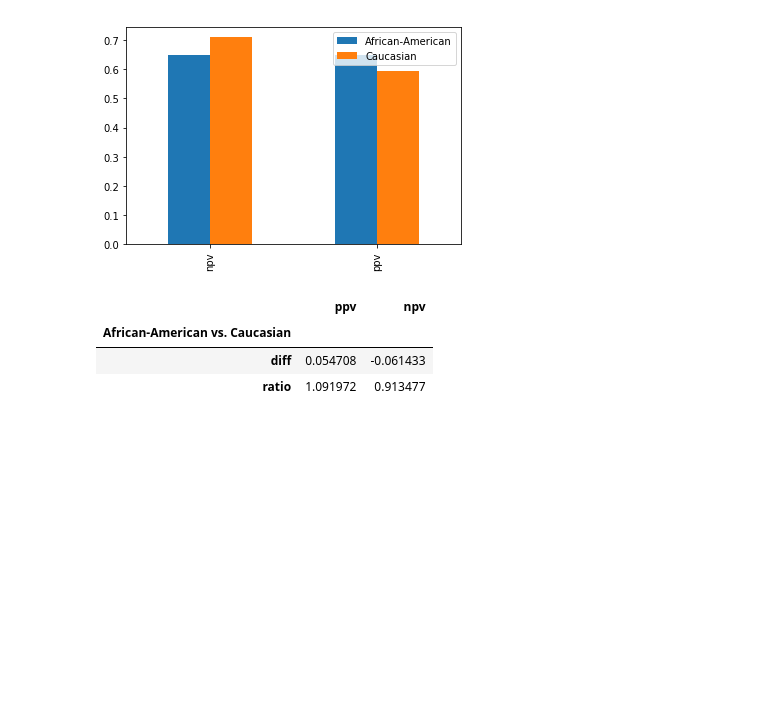
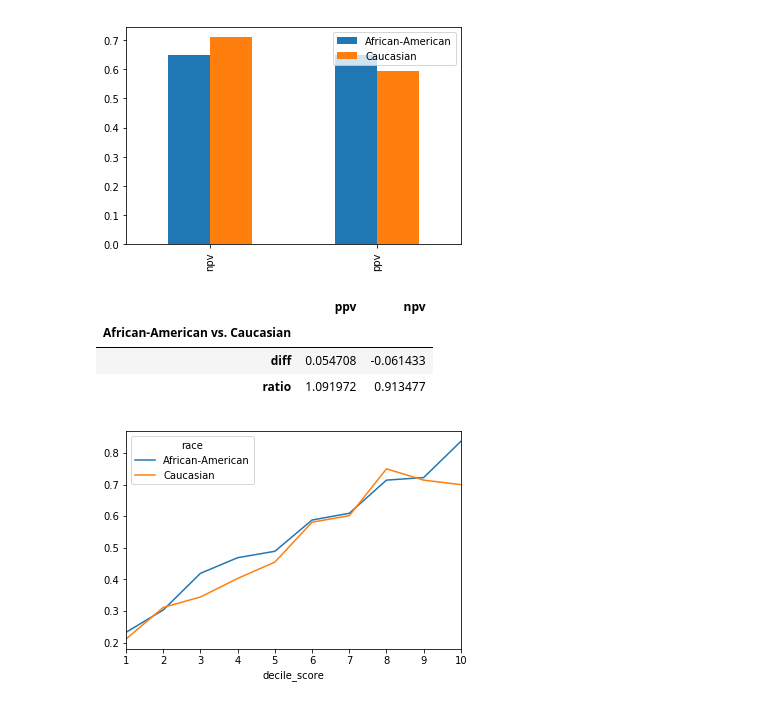
Before and after one commit to ResponsiblyAI/responsibly, a Jupyter notebook: docs/notebooks/demo-compas-analysis.ipynb, the cells around one changed output. Saved outputs shown, nothing was run; the diff lists cells and outputs as text; code cells hidden in the pictures; blank space fills up the shorter version.

```diff
--- a/docs/notebooks/demo-compas-analysis.ipynb
+++ b/docs/notebooks/demo-compas-analysis.ipynb
@@ -195,3 +232,10 @@ suff_cmp
 | African-American vs. Caucasian |  |  |
 | diff | 0.054708 | -0.061433 |
 | ratio | 1.091972 | 0.913477 |
+# %%
+sufficiency_score(df_race_focused['two_year_recid'],
+                  df_race_focused['decile_score'],
+                  df_race_focused['race'],
+                  as_df=True).plot();
+# %% [output]
+[figure, added]
```
Also changed, not shown: parts of 16 cells of this notebook, 15 other files.
